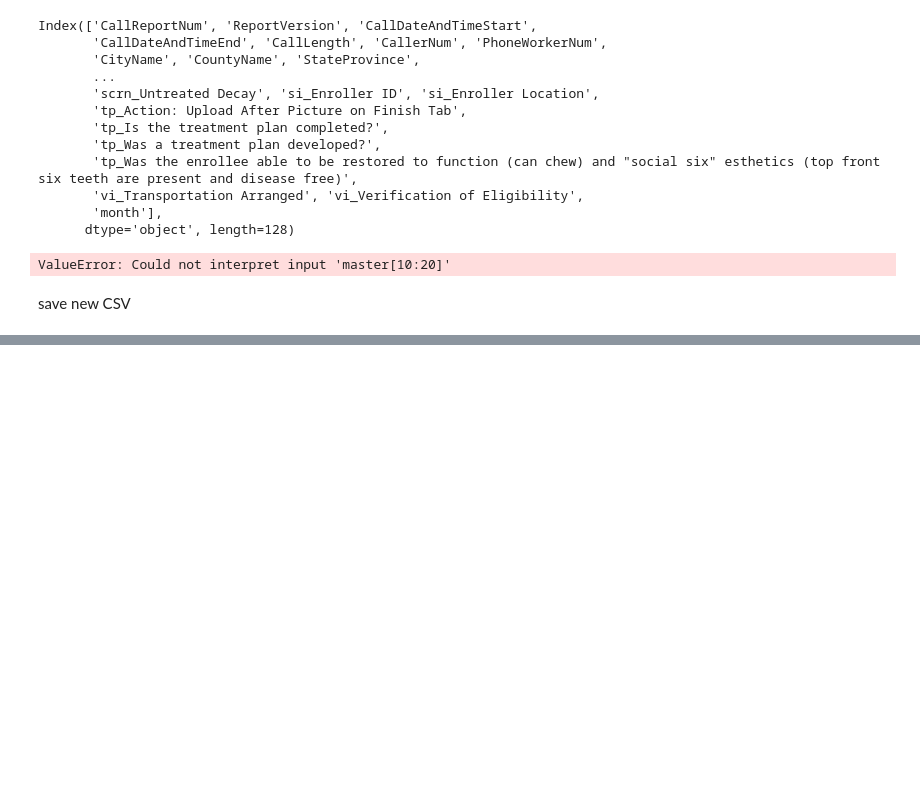
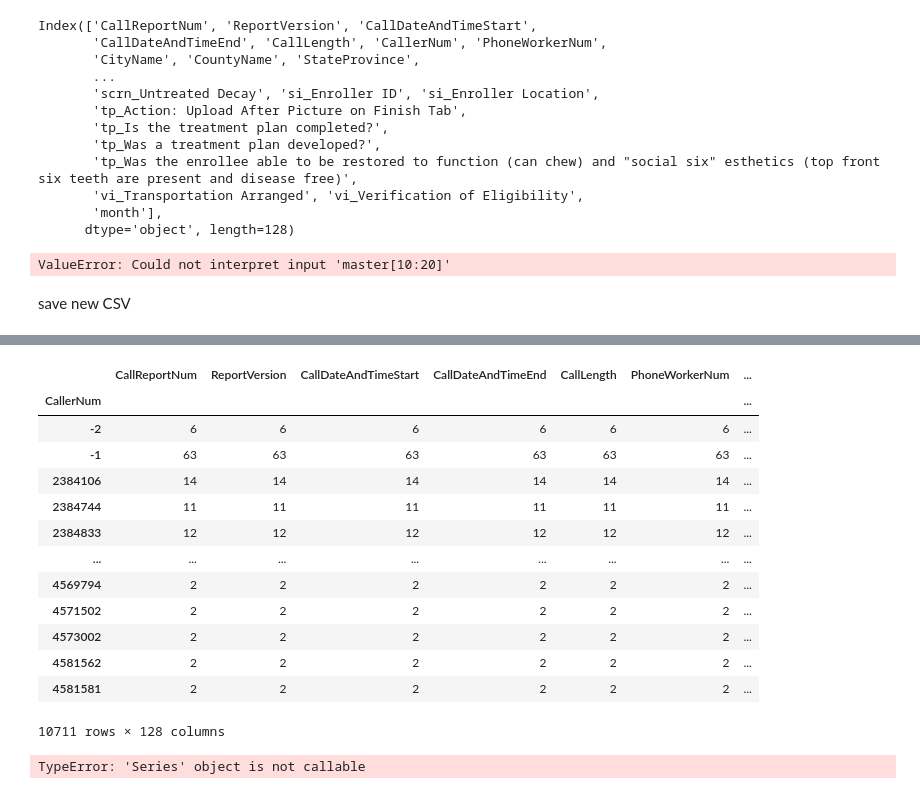
Before and after one commit to Jmiah789/smile-on-get_tootha_choppa, a Jupyter notebook: notebooks/1_cleanup.ipynb, the cells around one changed output, grey strips where cells are left out. Cells and saved outputs as stored; diff of their text form; code cells hidden in the pictures; blank space fills up the shorter version.

```diff
--- a/notebooks/1_cleanup.ipynb
+++ b/notebooks/1_cleanup.ipynb
@@ -244,0 +273,4 @@ SyntaxError: invalid syntax (<ipython-input-64-c4a86f560a63>, line 1)
+# %%
+regex_opps = r"oec_\d+"
+# %%
+master['number_of_opps'] = master.filter(regex = regex_opps).sum(axis=1)
@@ -244,0 +304,2 @@ SyntaxError: invalid syntax (<ipython-input-64-c4a86f560a63>, line 1)
+# %%
+master['number_of_opps'] = master['number_of_opps'].replace(0.0, '')
@@ -244,0 +344,23 @@ SyntaxError: invalid syntax (<ipython-input-64-c4a86f560a63>, line 1)
+# %%
+caller_num = master.groupby(['CallerNum'])
+
+caller_num.count()
+# %% [output]
+|  | CallReportNum | ReportVersion | CallDateAndTimeStart | CallDateAndTimeEnd | CallLength | PhoneWorkerNum | ... |
+| CallerNum |  |  |  |  |  |  | ... |
+| -2 | 6 | 6 | 6 | 6 | 6 | 6 | ... |
+| -1 | 63 | 63 | 63 | 63 | 63 | 63 | ... |
+| 2384106 | 14 | 14 | 14 | 14 | 14 | 14 | ... |
+| 2384744 | 11 | 11 | 11 | 11 | 11 | 11 | ... |
+| 2384833 | 12 | 12 | 12 | 12 | 12 | 12 | ... |
+| ... | ... | ... | ... | ... | ... | ... | ... |
+| 4569794 | 2 | 2 | 2 | 2 | 2 | 2 | ... |
+| 4571502 | 2 | 2 | 2 | 2 | 2 | 2 | ... |
+| 4573002 | 2 | 2 | 2 | 2 | 2 | 2 | ... |
+| 4581562 | 2 | 2 | 2 | 2 | 2 | 2 | ... |
+| 4581581 | 2 | 2 | 2 | 2 | 2 | 2 | ... |
+10711 rows × 128 columns
+# %%
+dup_caller_num = caller_num.filter(caller_num['CallReportNum'].count() > 1)
+# %% [output]
+TypeError: 'Series' object is not callable
```
Also changed, not shown: parts of 15 cells of this notebook.
